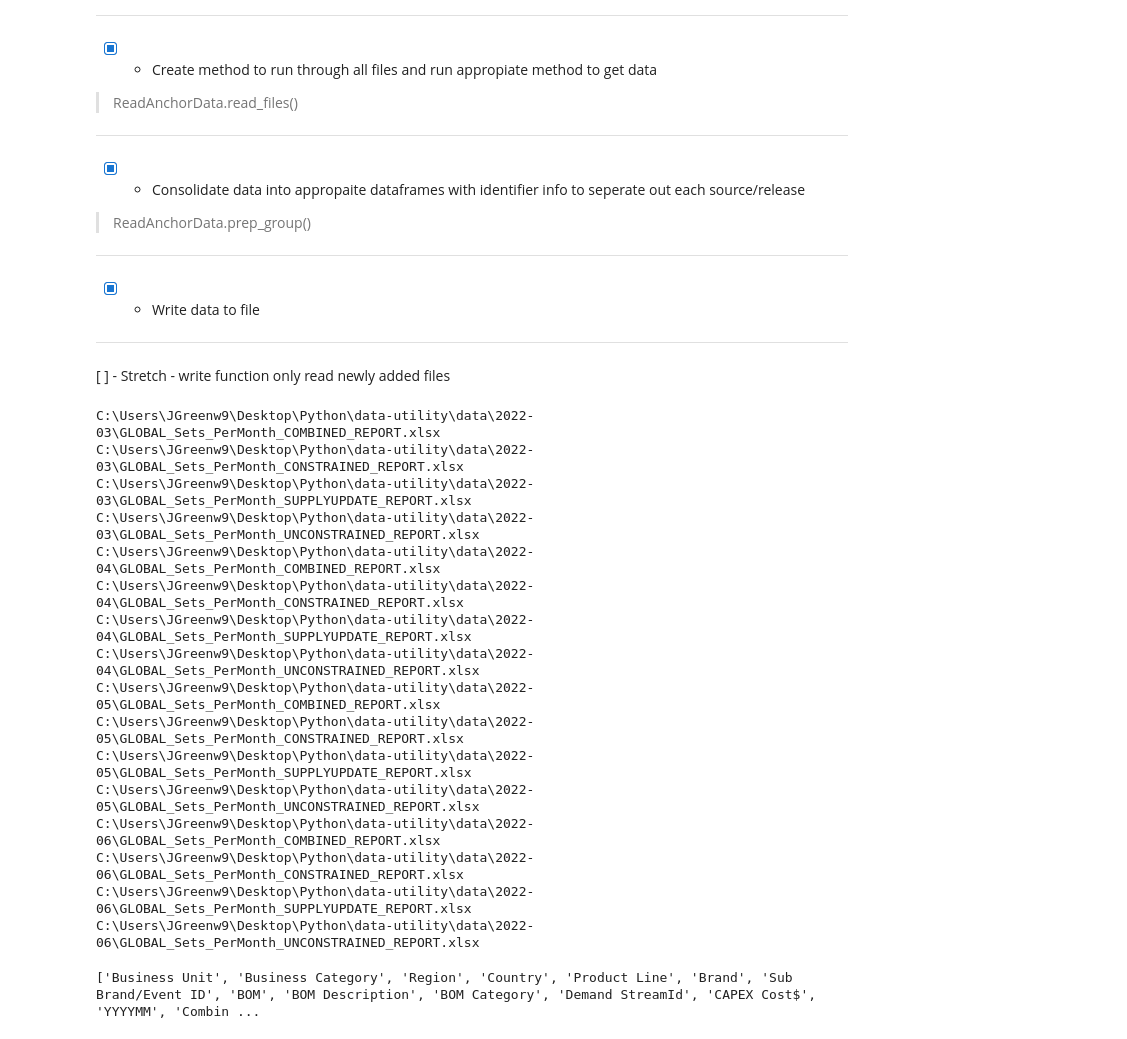
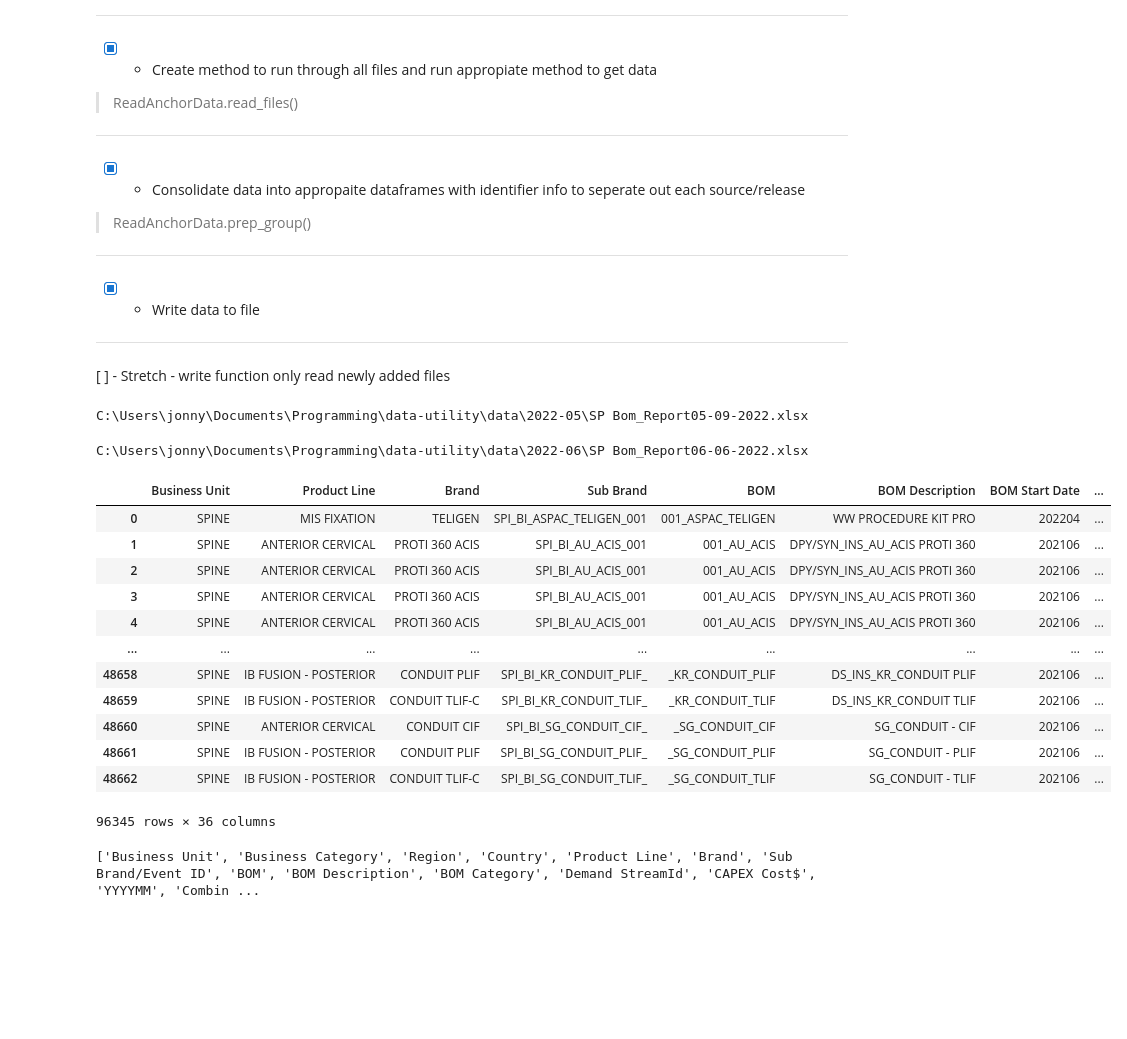
Before and after one commit to rhinoquake1/data-utility, a Jupyter notebook: readanchor.ipynb, the cells around one changed output. Drawn from its saved outputs; the diff is of its cells as text; code cells hidden in the pictures; blank space fills up the shorter version.

Commit message:
added readboms method added write files method

```diff
--- a/readanchor.ipynb
+++ b/readanchor.ipynb
@@ -216,25 +236,27 @@ base_dir = r'data\\'
 # %%
 test = GetAnchorData()
 test.get_xlsx_files(base_dir)
-paths_to_use = [x for x in test.filepaths if 'GLOBAL' in x]
-data = test.ReadMethods().readfcsts(paths_to_use)
+paths_to_use = [x for x in test.filepaths if 'Bom_Report' in x]
+data = test.ReadMethods().readboms(paths_to_use)
 # %% [output]
-C:\Users\JGreenw9\Desktop\Python\data-utility\data\2022-03\GLOBAL_Sets_PerMonth_COMBINED_REPORT.xlsx
-C:\Users\JGreenw9\Desktop\Python\data-utility\data\2022-03\GLOBAL_Sets_PerMonth_CONSTRAINED_REPORT.xlsx
-C:\Users\JGreenw9\Desktop\Python\data-utility\data\2022-03\GLOBAL_Sets_PerMonth_SUPPLYUPDATE_REPORT.xlsx
-C:\Users\JGreenw9\Desktop\Python\data-utility\data\2022-03\GLOBAL_Sets_PerMonth_UNCONSTRAINED_REPORT.xlsx
-C:\Users\JGreenw9\Desktop\Python\data-utility\data\2022-04\GLOBAL_Sets_PerMonth_COMBINED_REPORT.xlsx
-C:\Users\JGreenw9\Desktop\Python\data-utility\data\2022-04\GLOBAL_Sets_PerMonth_CONSTRAINED_REPORT.xlsx
-C:\Users\JGreenw9\Desktop\Python\data-utility\data\2022-04\GLOBAL_Sets_PerMonth_SUPPLYUPDATE_REPORT.xlsx
-C:\Users\JGreenw9\Desktop\Python\data-utility\data\2022-04\GLOBAL_Sets_PerMonth_UNCONSTRAINED_REPORT.xlsx
-C:\Users\JGreenw9\Desktop\Python\data-utility\data\2022-05\GLOBAL_Sets_PerMonth_COMBINED_REPORT.xlsx
-C:\Users\JGreenw9\Desktop\Python\data-utility\data\2022-05\GLOBAL_Sets_PerMonth_CONSTRAINED_REPORT.xlsx
-C:\Users\JGreenw9\Desktop\Python\data-utility\data\2022-05\GLOBAL_Sets_PerMonth_SUPPLYUPDATE_REPORT.xlsx
-C:\Users\JGreenw9\Desktop\Python\data-utility\data\2022-05\GLOBAL_Sets_PerMonth_UNCONSTRAINED_REPORT.xlsx
-C:\Users\JGreenw9\Desktop\Python\data-utility\data\2022-06\GLOBAL_Sets_PerMonth_COMBINED_REPORT.xlsx
-C:\Users\JGreenw9\Desktop\Python\data-utility\data\2022-06\GLOBAL_Sets_PerMonth_CONSTRAINED_REPORT.xlsx
-C:\Users\JGreenw9\Desktop\Python\data-utility\data\2022-06\GLOBAL_Sets_PerMonth_SUPPLYUPDATE_REPORT.xlsx
-C:\Users\JGreenw9\Desktop\Python\data-utility\data\2022-06\GLOBAL_Sets_PerMonth_UNCONSTRAINED_REPORT.xlsx
+C:\Users\jonny\Documents\Programming\data-utility\data\2022-05\SP Bom_Report05-09-2022.xlsx
+C:\Users\jonny\Documents\Programming\data-utility\data\2022-06\SP Bom_Report06-06-2022.xlsx
+# %%
+data
+# %% [output]
+|  | Business Unit | Product Line | Brand | Sub Brand | BOM | BOM Description | BOM Start Date | ... |
+| 0 | SPINE | MIS FIXATION | TELIGEN | SPI_BI_ASPAC_TELIGEN_001 | 001_ASPAC_TELIGEN | WW PROCEDURE KIT PRO | 202204 | ... |
+| 1 | SPINE | ANTERIOR CERVICAL | PROTI 360 ACIS | SPI_BI_AU_ACIS_001 | 001_AU_ACIS | DPY/SYN_INS_AU_ACIS PROTI 360 | 202106 | ... |
+| 2 | SPINE | ANTERIOR CERVICAL | PROTI 360 ACIS | SPI_BI_AU_ACIS_001 | 001_AU_ACIS | DPY/SYN_INS_AU_ACIS PROTI 360 | 202106 | ... |
+| 3 | SPINE | ANTERIOR CERVICAL | PROTI 360 ACIS | SPI_BI_AU_ACIS_001 | 001_AU_ACIS | DPY/SYN_INS_AU_ACIS PROTI 360 | 202106 | ... |
+| 4 | SPINE | ANTERIOR CERVICAL | PROTI 360 ACIS | SPI_BI_AU_ACIS_001 | 001_AU_ACIS | DPY/SYN_INS_AU_ACIS PROTI 360 | 202106 | ... |
+| ... | ... | ... | ... | ... | ... | ... | ... | ... |
+| 48658 | SPINE | IB FUSION - POSTERIOR | CONDUIT PLIF | SPI_BI_KR_CONDUIT_PLIF_ | _KR_CONDUIT_PLIF | DS_INS_KR_CONDUIT PLIF | 202106 | ... |
+| 48659 | SPINE | IB FUSION - POSTERIOR | CONDUIT TLIF-C | SPI_BI_KR_CONDUIT_TLIF_ | _KR_CONDUIT_TLIF | DS_INS_KR_CONDUIT TLIF | 202106 | ... |
+| 48660 | SPINE | ANTERIOR CERVICAL | CONDUIT CIF | SPI_BI_SG_CONDUIT_CIF_ | _SG_CONDUIT_CIF | SG_CONDUIT - CIF | 202106 | ... |
+| 48661 | SPINE | IB FUSION - POSTERIOR | CONDUIT PLIF | SPI_BI_SG_CONDUIT_PLIF_ | _SG_CONDUIT_PLIF | SG_CONDUIT - PLIF | 202106 | ... |
+| 48662 | SPINE | IB FUSION - POSTERIOR | CONDUIT TLIF-C | SPI_BI_SG_CONDUIT_TLIF_ | _SG_CONDUIT_TLIF | SG_CONDUIT - TLIF | 202106 | ... |
+96345 rows × 36 columns
 # %%
 df = data
 df = df.drop(['Display Option', 'sourceFile'], axis=1)
```
Also changed, not shown: parts of 1 cell of this notebook.
